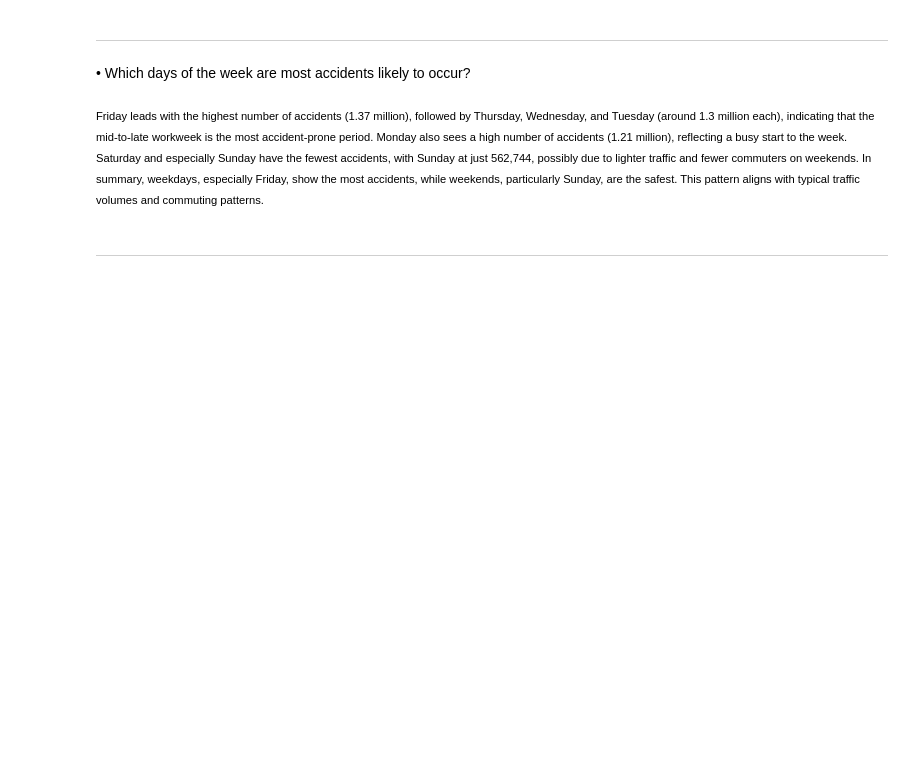
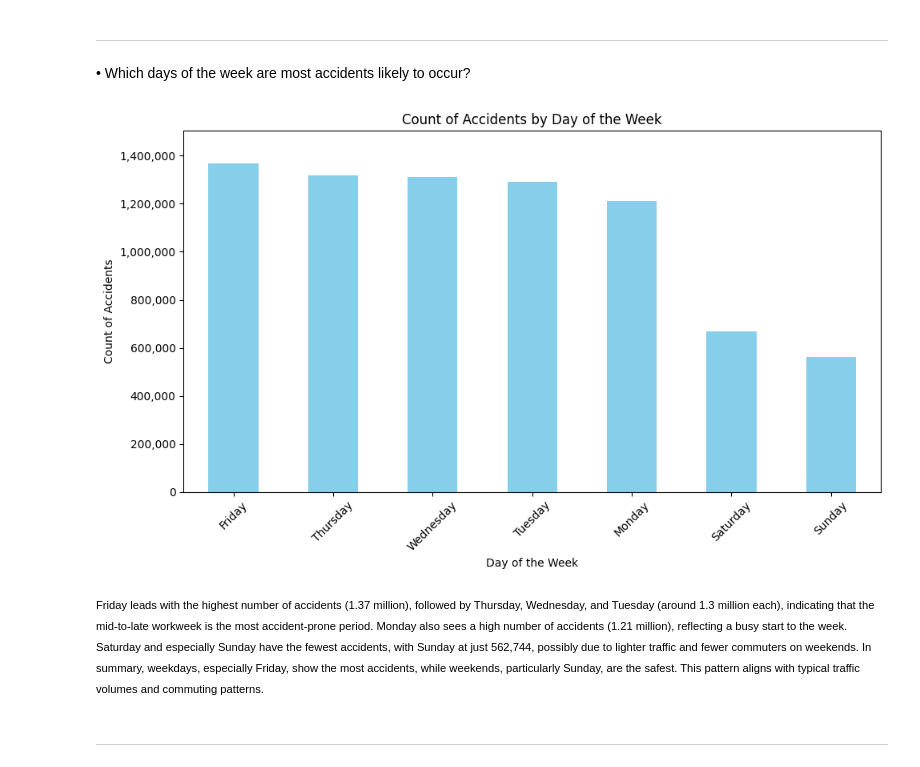
Before and after one commit to errosal/USTrafficAccidents, a Jupyter notebook: Notebooks/01_General_Accident_Statistics.ipynb, the cells around one changed output. Drawn from its saved outputs; the diff is of its cells as text; code cells hidden in the pictures; blank space fills up the shorter version.

```diff
--- a/Notebooks/01_General_Accident_Statistics.ipynb
+++ b/Notebooks/01_General_Accident_Statistics.ipynb
@@ -299,41 +303,43 @@ The trend shows a general increase in accidents from 2016 to 2022, with a signif
 # %% [markdown]
 •	Which days of the week are most accidents likely to occur?
 # %%
-# # Ensure 'Start_Time' is in datetime format, using mixed format to handle variations
-# df['Start_Time'] = dd.to_datetime(df['Start_Time'], format='mixed', errors='coerce')
+# Ensure 'Start_Time' is in datetime format, using mixed format to handle variations
+df['Start_Time'] = dd.to_datetime(df['Start_Time'], format='mixed', errors='coerce')
 
-# # Extract only the date (removes the time)
-# df['date_only'] = df['Start_Time'].dt.date
+# Extract only the date (removes the time)
+df['date_only'] = df['Start_Time'].dt.date
 
-# # Extract the day of the week (e.g., 'Monday', 'Tuesday') and store in 'weekday' column
-# df['weekday'] = df['Start_Time'].dt.day_name()
+# Extract the day of the week (e.g., 'Monday', 'Tuesday') and store in 'weekday' column
+df['weekday'] = df['Start_Time'].dt.day_name()
 
-# # Create a new DataFrame with only the 'weekday' column
-# weekday_df = df[['weekday']]
+# Create a new DataFrame with only the 'weekday' column
+weekday_df = df[['weekday']]
 
-# # Count how many times each day appears and sort by counts in descending order
-# weekday_counts = weekday_df['weekday'].value_counts().compute().sort_values(ascending=False)
+# Count how many times each day appears and sort by counts in descending order
+weekday_counts = weekday_df['weekday'].value_counts().compute().sort_values(ascending=False)
 
-# # Print the counts for each day
-# #print("Counts of each weekday:")
-# #print(weekday_counts)
+# Print the counts for each day
+#print("Counts of each weekday:")
+#print(weekday_counts)
 
-# # Plotting the counts
-# plt.figure(figsize=(10, 6))
-# weekday_counts.plot(kind='bar', color='skyblue')
-# plt.title('Count of Accidents by Day of the Week')
-# plt.xlabel('Day of the Week')
-# plt.ylabel('Count of Accidents')
-# plt.xticks(rotation=45)
+# Plotting the counts
+plt.figure(figsize=(10, 6))
+weekday_counts.plot(kind='bar', color='skyblue')
+plt.title('Count of Accidents by Day of the Week')
+plt.xlabel('Day of the Week')
+plt.ylabel('Count of Accidents')
+plt.xticks(rotation=45)
 
-# # Set the y-axis limit to start from 0 and end at the maximum count
-# plt.ylim(0, weekday_counts.max() * 1.1)  # Optional padding above the max count
+# Set the y-axis limit to start from 0 and end at the maximum count
+plt.ylim(0, weekday_counts.max() * 1.1)  # Optional padding above the max count
 
-# # Format the Y-axis for readability
-# plt.gca().yaxis.set_major_formatter(plt.FuncFormatter(lambda x, _: f'{int(x):,}'))
+# Format the Y-axis for readability
+plt.gca().yaxis.set_major_formatter(plt.FuncFormatter(lambda x, _: f'{int(x):,}'))
 
-# plt.tight_layout()  # Adjust layout
-# plt.show()
+plt.tight_layout()  # Adjust layout
+plt.show()
+# %% [output]
+[figure, added]
 # %% [markdown]
 <p style="font-size: 0.8em;">
     Friday leads with the highest number of accidents (1.37 million), followed by Thursday, Wednesday, and Tuesday (around 1.3 million each), indicating that the mid-to-late workweek is the most accident-prone period.
```
Also changed, not shown: parts of 3 cells of this notebook.
